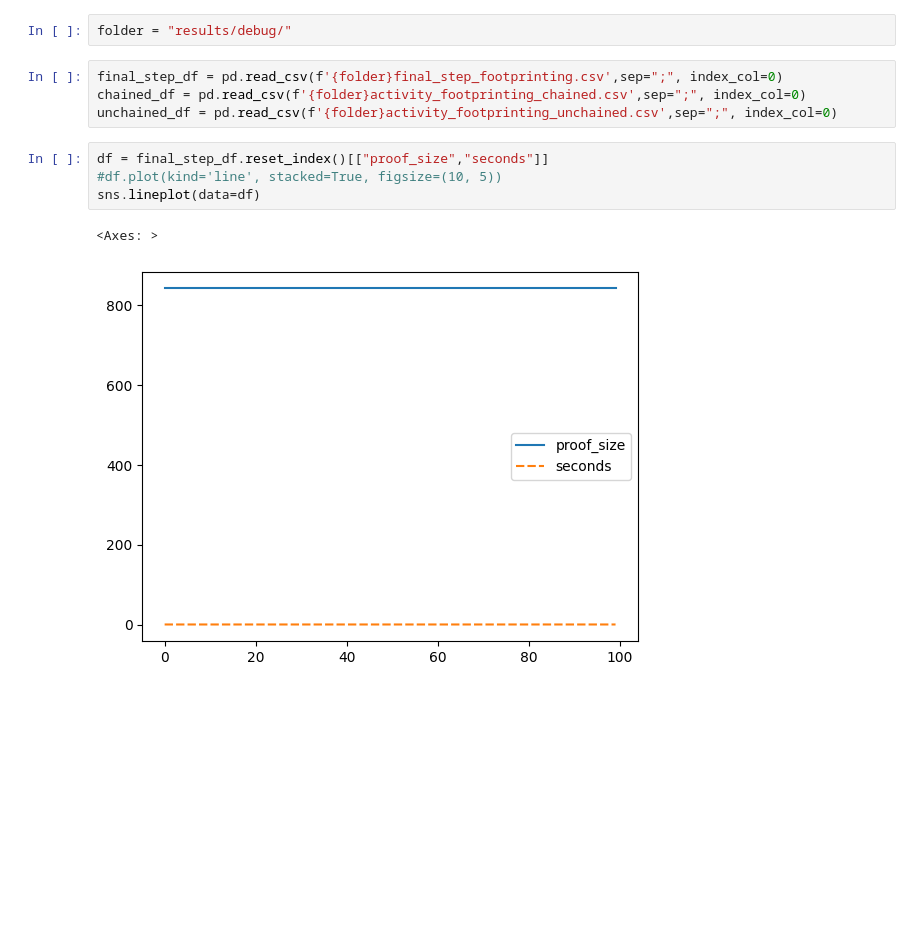
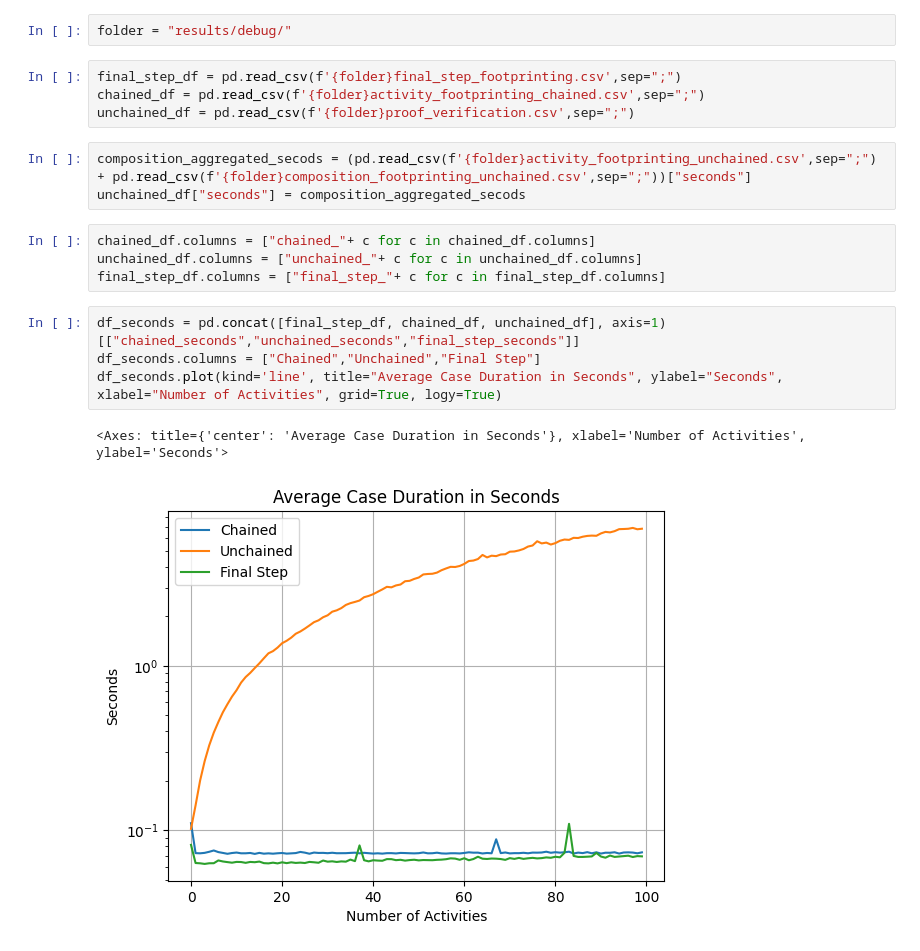
Before and after one commit to curiousjaki/poam-bench, a Jupyter notebook: evaluation.ipynb, the cells around one changed output. Saved outputs shown, nothing was run; the diff lists cells and outputs as text; blank space fills up the shorter version.

```diff
--- a/evaluation.ipynb
+++ b/evaluation.ipynb
@@ -4,13 +5,20 @@ import seaborn as sns
 # %%
 folder = "results/debug/"
 # %%
-final_step_df = pd.read_csv(f'{folder}final_step_footprinting.csv',sep=";", index_col=0)
-chained_df = pd.read_csv(f'{folder}activity_footprinting_chained.csv',sep=";", index_col=0)
-unchained_df = pd.read_csv(f'{folder}activity_footprinting_unchained.csv',sep=";", index_col=0)
+final_step_df = pd.read_csv(f'{folder}final_step_footprinting.csv',sep=";")
+chained_df = pd.read_csv(f'{folder}activity_footprinting_chained.csv',sep=";")
+unchained_df = pd.read_csv(f'{folder}proof_verification.csv',sep=";")
-# %%
-df = final_step_df.reset_index()[["proof_size","seconds"]]
-#df.plot(kind='line', stacked=True, figsize=(10, 5))
-sns.lineplot(data=df)
-# %% [output]
-<Axes: >
-[figure, removed]
+# %%
+composition_aggregated_secods = (pd.read_csv(f'{folder}activity_footprinting_unchained.csv',sep=";") + pd.read_csv(f'{folder}composition_footprinting_unchained.csv',sep=";"))["seconds"]
+unchained_df["seconds"] = composition_aggregated_secods
+# %%
+chained_df.columns = ["chained_"+ c for c in chained_df.columns]
+unchained_df.columns = ["unchained_"+ c for c in unchained_df.columns]
+final_step_df.columns = ["final_step_"+ c for c in final_step_df.columns]
+# %%
+df_seconds = pd.concat([final_step_df, chained_df, unchained_df], axis=1)[["chained_seconds","unchained_seconds","final_step_seconds"]]
+df_seconds.columns = ["Chained","Unchained","Final Step"]
+df_seconds.plot(kind='line', title="Average Case Duration in Seconds", ylabel="Seconds", xlabel="Number of Activities", grid=True, logy=True)
+# %% [output]
+<Axes: title={'center': 'Average Case Duration in Seconds'}, xlabel='Number of Activities', ylabel='Seconds'>
+[figure, added]
```
Also changed, not shown: parts of 4 cells of this notebook, 21 other files.
